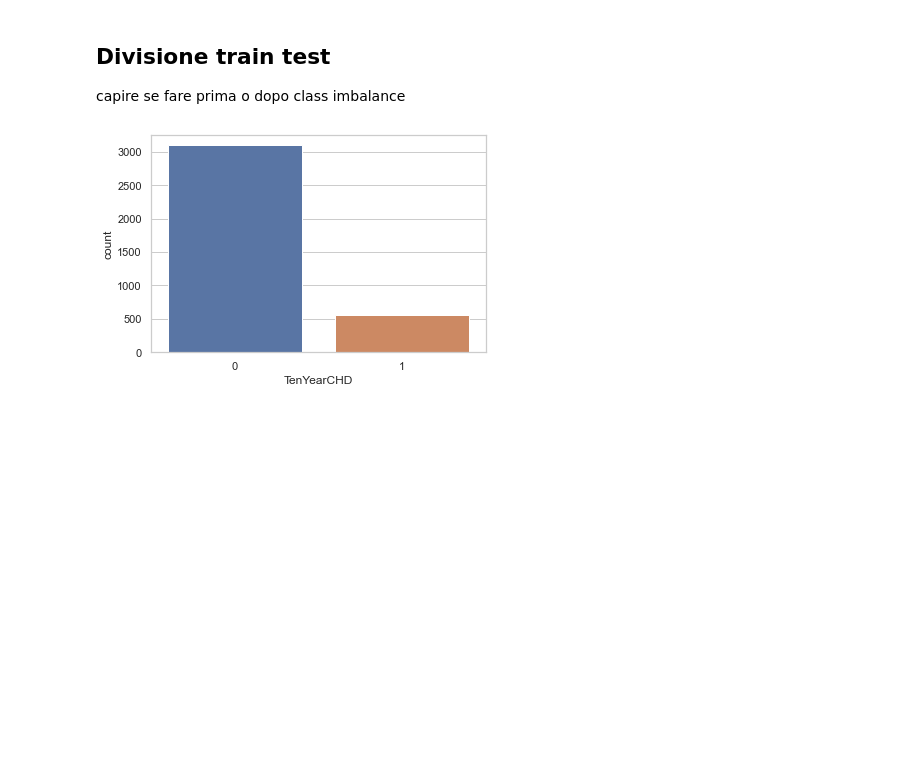
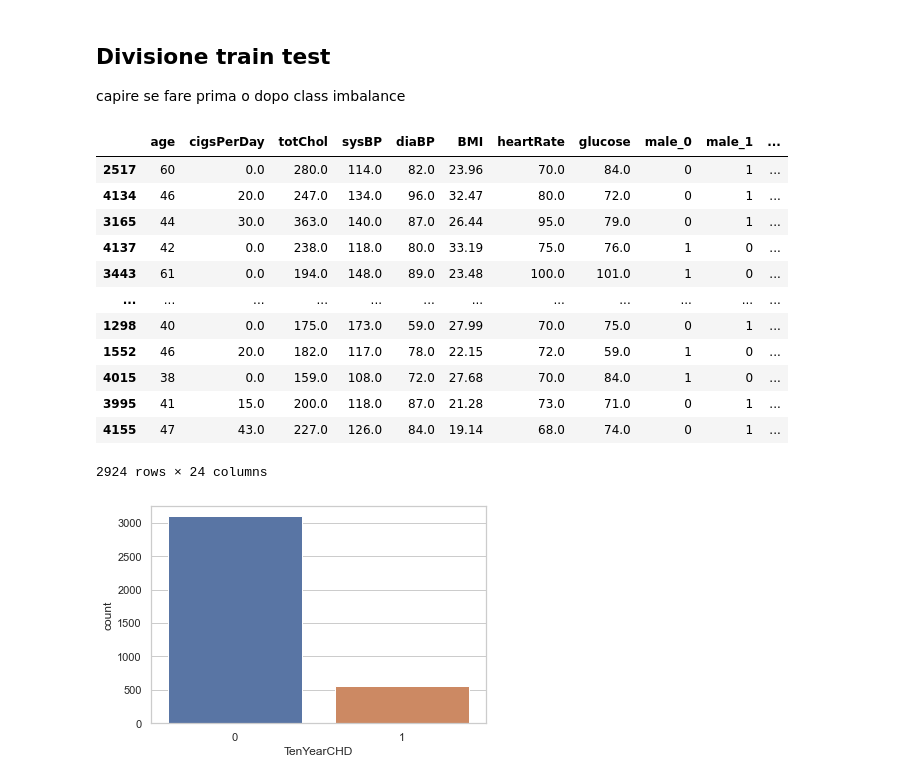
Before and after one commit to lorenzlorg/Big-Data-MAPR-project, a Jupyter notebook: Esercizio Classificazione.ipynb, the cells around one changed output. Saved outputs shown, nothing was run; the diff lists cells and outputs as text; code cells hidden in the pictures; blank space fills up the shorter version.

```diff
--- a/Esercizio Classificazione.ipynb
+++ b/Esercizio Classificazione.ipynb
@@ -270,6 +132,22 @@ from sklearn.model_selection import train_test_split
 
 # divide train test: 80 % - 20 %
 X_train, X_test, y_train, y_test = train_test_split(X, y, test_size = 0.2, random_state=123)
+# %%
+X_train
+# %% [output]
+|  | age | cigsPerDay | totChol | sysBP | diaBP | BMI | heartRate | glucose | male_0 | male_1 | ... |
+| 2517 | 60 | 0.0 | 280.0 | 114.0 | 82.0 | 23.96 | 70.0 | 84.0 | 0 | 1 | ... |
+| 4134 | 46 | 20.0 | 247.0 | 134.0 | 96.0 | 32.47 | 80.0 | 72.0 | 0 | 1 | ... |
+| 3165 | 44 | 30.0 | 363.0 | 140.0 | 87.0 | 26.44 | 95.0 | 79.0 | 0 | 1 | ... |
+| 4137 | 42 | 0.0 | 238.0 | 118.0 | 80.0 | 33.19 | 75.0 | 76.0 | 1 | 0 | ... |
+| 3443 | 61 | 0.0 | 194.0 | 148.0 | 89.0 | 23.48 | 100.0 | 101.0 | 1 | 0 | ... |
+| ... | ... | ... | ... | ... | ... | ... | ... | ... | ... | ... | ... |
+| 1298 | 40 | 0.0 | 175.0 | 173.0 | 59.0 | 27.99 | 70.0 | 75.0 | 0 | 1 | ... |
+| 1552 | 46 | 20.0 | 182.0 | 117.0 | 78.0 | 22.15 | 72.0 | 59.0 | 1 | 0 | ... |
+| 4015 | 38 | 0.0 | 159.0 | 108.0 | 72.0 | 27.68 | 70.0 | 84.0 | 1 | 0 | ... |
+| 3995 | 41 | 15.0 | 200.0 | 118.0 | 87.0 | 21.28 | 73.0 | 71.0 | 0 | 1 | ... |
+| 4155 | 47 | 43.0 | 227.0 | 126.0 | 84.0 | 19.14 | 68.0 | 74.0 | 0 | 1 | ... |
+2924 rows × 24 columns
 # %%
 ax = sns.countplot(x=y)
 # %% [output]
```
Also changed, not shown: parts of 25 cells of this notebook.
